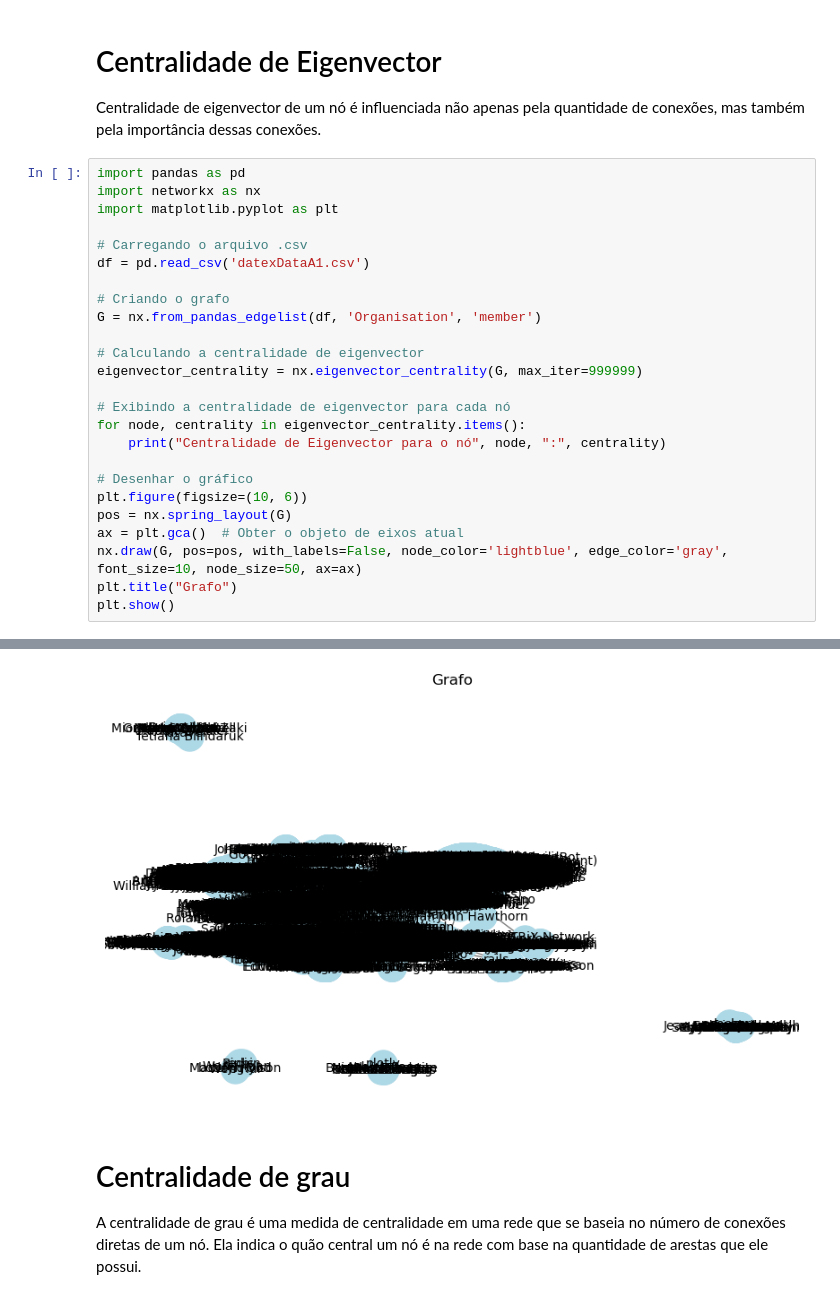
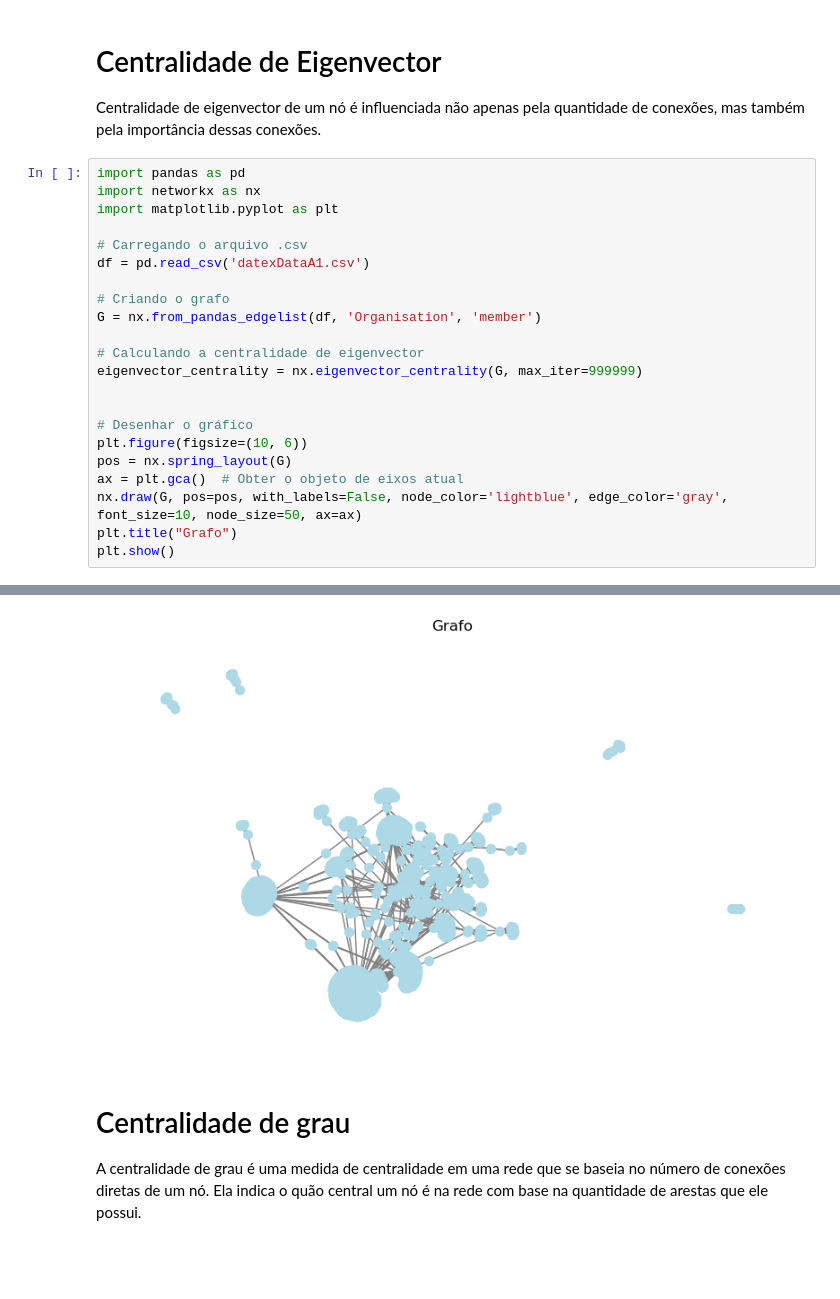
Before and after one commit to AlanOliveira43/ProjetoAnalise_U3, a Jupyter notebook: Analise/Notebook.ipynb, the cells around one changed output, grey strips where cells are left out. Drawn from its saved outputs; the diff is of its cells as text; blank space fills up the shorter version.

```diff
--- a/Analise/Notebook.ipynb
+++ b/Analise/Notebook.ipynb
@@ -290,9 +290,6 @@ G = nx.from_pandas_edgelist(df, 'Organisation', 'member')
 # Calculando a centralidade de eigenvector
 eigenvector_centrality = nx.eigenvector_centrality(G, max_iter=999999)
 
-# Exibindo a centralidade de eigenvector para cada nó
-for node, centrality in eigenvector_centrality.items():
-    print("Centralidade de Eigenvector para o nó", node, ":", centrality)
 
 # Desenhar o gráfico
 plt.figure(figsize=(10, 6))
@@ -322,4 +302,4 @@ Centralidade de Eigenvector para o nó Julian Torres : 6.114786484503405e-
-[figure, old version]
+[figure, new version]
 # %% [markdown]
 # Centralidade de grau
 A centralidade de grau é uma medida de centralidade em uma rede que se baseia no número de conexões diretas de um nó. Ela indica o quão central um nó é na rede com base na quantidade de arestas que ele possui.
```
Also changed, not shown: parts of 4 cells of this notebook, 1 other file.
